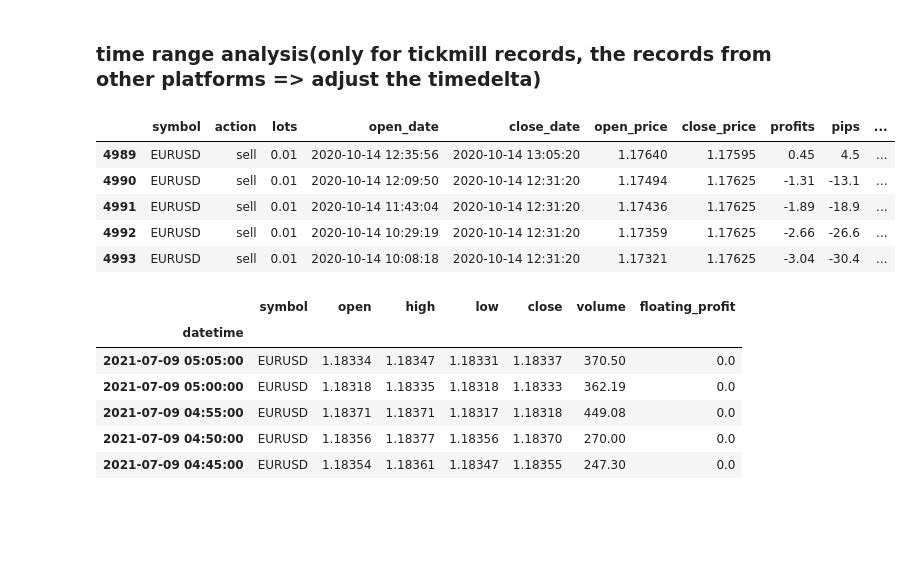
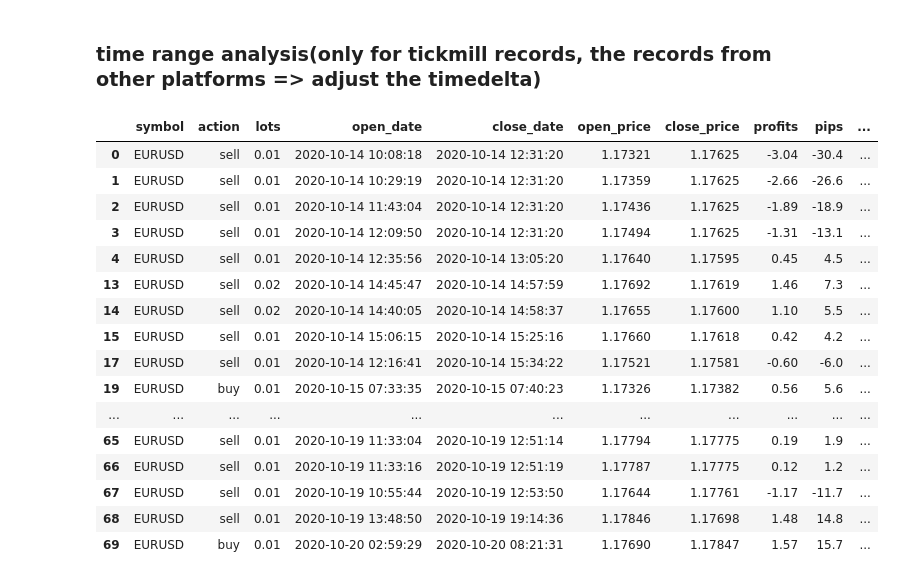
Before and after one commit to deep-forex-trading-group/Rule-based-forex-trading-system, a Jupyter notebook: Analysis/analysis_fm_rc.ipynb, the cells around one changed output. Drawn from its saved outputs; the diff is of its cells as text; code cells hidden in the pictures; blank space fills up the shorter version.

```diff
--- a/Analysis/analysis_fm_rc.ipynb
+++ b/Analysis/analysis_fm_rc.ipynb
@@ -47,6 +59,7 @@ Wall time: 172 ms
 %%time
 from Utils.data_get_utils import get_fm_rc_data_df
 yht_rc_df = get_fm_rc_data_df("../data/yht_rc.csv")
+yht_rc_df = reverse_df(yht_rc_df)
 yht_rc_df = yht_rc_df[yht_rc_df["symbol"]=="EURUSD"]
 yht_rc_df.head()
 # %% [output]
@@ -91,23 +104,22 @@ from datetime import timedelta
 start_dt, end_dt = "2020-06-11 13:30:00","2021-07-24 15:50:00"
 start_dt, end_dt = str(pd.to_datetime(start_dt) - timedelta(hours=3)), str(pd.to_datetime(end_dt) - timedelta(hours=3))
 # %%
-yht_rc_df.tail()
+yht_rc_df.head(50)
 # %% [output]
 |  | symbol | action | lots | open_date | close_date | open_price | close_price | profits | pips | ... |
-| 4989 | EURUSD | sell | 0.01 | 2020-10-14 12:35:56 | 2020-10-14 13:05:20 | 1.17640 | 1.17595 | 0.45 | 4.5 | ... |
-| 4990 | EURUSD | sell | 0.01 | 2020-10-14 12:09:50 | 2020-10-14 12:31:20 | 1.17494 | 1.17625 | -1.31 | -13.1 | ... |
-| 4991 | EURUSD | sell | 0.01 | 2020-10-14 11:43:04 | 2020-10-14 12:31:20 | 1.17436 | 1.17625 | -1.89 | -18.9 | ... |
-| 4992 | EURUSD | sell | 0.01 | 2020-10-14 10:29:19 | 2020-10-14 12:31:20 | 1.17359 | 1.17625 | -2.66 | -26.6 | ... |
-| 4993 | EURUSD | sell | 0.01 | 2020-10-14 10:08:18 | 2020-10-14 12:31:20 | 1.17321 | 1.17625 | -3.04 | -30.4 | ... |
+| 0 | EURUSD | sell | 0.01 | 2020-10-14 10:08:18 | 2020-10-14 12:31:20 | 1.17321 | 1.17625 | -3.04 | -30.4 | ... |
+| 1 | EURUSD | sell | 0.01 | 2020-10-14 10:29:19 | 2020-10-14 12:31:20 | 1.17359 | 1.17625 | -2.66 | -26.6 | ... |
+| 2 | EURUSD | sell | 0.01 | 2020-10-14 11:43:04 | 2020-10-14 12:31:20 | 1.17436 | 1.17625 | -1.89 | -18.9 | ... |
+| 3 | EURUSD | sell | 0.01 | 2020-10-14 12:09:50 | 2020-10-14 12:31:20 | 1.17494 | 1.17625 | -1.31 | -13.1 | ... |
+| 4 | EURUSD | sell | 0.01 | 2020-10-14 12:35:56 | 2020-10-14 13:05:20 | 1.17640 | 1.17595 | 0.45 | 4.5 | ... |
+| 13 | EURUSD | sell | 0.02 | 2020-10-14 14:45:47 | 2020-10-14 14:57:59 | 1.17692 | 1.17619 | 1.46 | 7.3 | ... |
+| 14 | EURUSD | sell | 0.02 | 2020-10-14 14:40:05 | 2020-10-14 14:58:37 | 1.17655 | 1.17600 | 1.10 | 5.5 | ... |
+| 15 | EURUSD | sell | 0.01 | 2020-10-14 15:06:15 | 2020-10-14 15:25:16 | 1.17660 | 1.17618 | 0.42 | 4.2 | ... |
+| 17 | EURUSD | sell | 0.01 | 2020-10-14 12:16:41 | 2020-10-14 15:34:22 | 1.17521 | 1.17581 | -0.60 | -6.0 | ... |
+| 19 | EURUSD | buy | 0.01 | 2020-10-15 07:33:35 | 2020-10-15 07:40:23 | 1.17326 | 1.17382 | 0.56 | 5.6 | ... |
+| ... | ... | ... | ... | ... | ... | ... | ... | ... | ... | ... |
+| 65 | EURUSD | sell | 0.01 | 2020-10-19 11:33:04 | 2020-10-19 12:51:14 | 1.17794 | 1.17775 | 0.19 | 1.9 | ... |
+| 66 | EURUSD | sell | 0.01 | 2020-10-19 11:33:16 | 2020-10-19 12:51:19 | 1.17787 | 1.17775 | 0.12 | 1.2 | ... |
+| 67 | EURUSD | sell | 0.01 | 2020-10-19 10:55:44 | 2020-10-19 12:53:50 | 1.17644 | 1.17761 | -1.17 | -11.7 | ... |
+| 68 | EURUSD | sell | 0.01 | 2020-10-19 13:48:50 | 2020-10-19 19:14:36 | 1.17846 | 1.17698 | 1.48 | 14.8 | ... |
+| 69 | EURUSD | buy | 0.01 | 2020-10-20 02:59:29 | 2020-10-20 08:21:31 | 1.17690 | 1.17847 | 1.57 | 15.7 | ... |
-# %%
-yht_rc_ana_df = yht_rc_df[(yht_rc_df["open_date"] >= start_dt) & (yht_rc_df["open_date"] <= end_dt)]
-duka_5m_ana_df = duka_5m_df[(duka_5m_df.index >= start_dt) & (duka_5m_df.index <= end_dt)]
-duka_5m_ana_df.head()
-# %% [output]
-|  | symbol | open | high | low | close | volume | floating_profit |
-| datetime |  |  |  |  |  |  |  |
-| 2021-07-09 05:05:00 | EURUSD | 1.18334 | 1.18347 | 1.18331 | 1.18337 | 370.50 | 0.0 |
-| 2021-07-09 05:00:00 | EURUSD | 1.18318 | 1.18335 | 1.18318 | 1.18333 | 362.19 | 0.0 |
-| 2021-07-09 04:55:00 | EURUSD | 1.18371 | 1.18371 | 1.18317 | 1.18318 | 449.08 | 0.0 |
-| 2021-07-09 04:50:00 | EURUSD | 1.18356 | 1.18377 | 1.18356 | 1.18370 | 270.00 | 0.0 |
-| 2021-07-09 04:45:00 | EURUSD | 1.18354 | 1.18361 | 1.18347 | 1.18355 | 247.30 | 0.0 |
```
Also changed, not shown: parts of 11 cells of this notebook, 2 other files.
